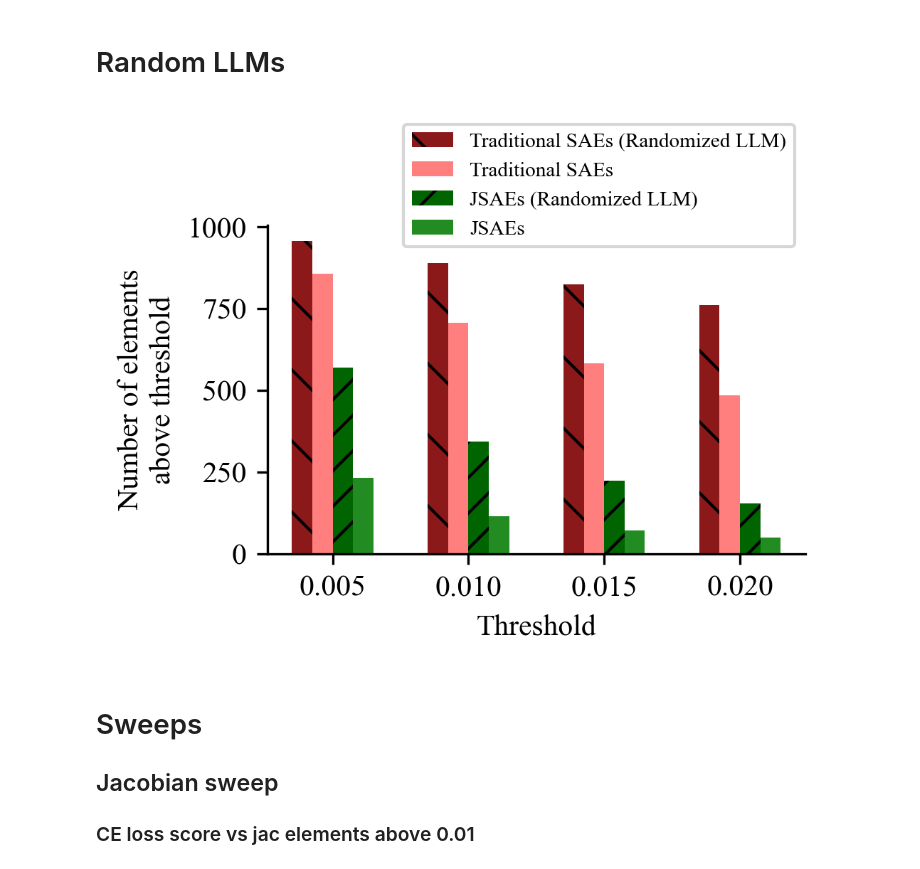
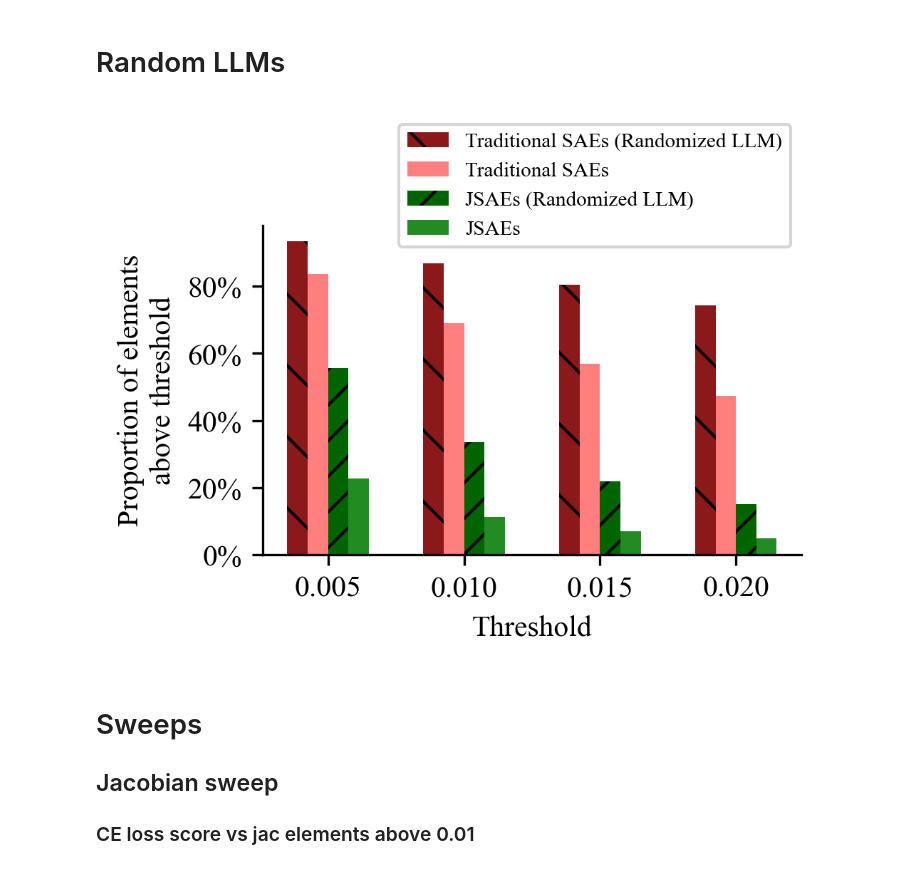
Before and after one commit to jugard99/jacobian-saes, a Jupyter notebook: notebooks/final_charts.ipynb, the cells around one changed output. Cells and saved outputs as stored; diff of their text form; code cells hidden in the pictures.

```diff
--- a/notebooks/final_charts.ipynb
+++ b/notebooks/final_charts.ipynb
@@ -35,19 +35,16 @@ Run `runners/histogram.py` first to get the data
 
 We also plot the cumulative density function because it lets us see the differences more easily
 # %%
-model = "pythia-70m-deduped"
-layer = 3
+def get_hist_path(trained_with_jac: bool = True):
+    return f"../results/histograms/sae_pair_pythia-410m-deduped_layer15_65536_J0{'.5' if trained_with_jac else ''}_k32:v0.safetensor"
 
-def get_hist_path(model: str, layer: int, trained_with_jac: bool = True):
-    return f"../results/histograms/sae_pair_{model}_layer{layer}_16384_J{1 if trained_with_jac else 0.0}_k32:v0.safetensor"
-
-with safe_open(get_hist_path(model, layer, True), framework="pt") as f:
+with safe_open(get_hist_path(True), framework="pt") as f:
     hist = f.get_tensor("hist")
     bin_edges = f.get_tensor("bin_edges")
     n_tokens_in_hist = int(float(f.metadata()["tokens"]))
 
 bin_centers = (bin_edges[1:] + bin_edges[:-1]) / 2
-hist_no_optim = load_file(get_hist_path(model, layer, False))["hist"]
+hist_no_optim = load_file(get_hist_path(False))["hist"]
 # %%
 upper_zoom_thresh = 0.1
 cropped_bin_centers = bin_centers[bin_centers < upper_zoom_thresh]
@@ -130,11 +127,9 @@ The Jacobian is generally smaller here
 # %% [markdown]
 # Example Jacobian before and after
 # %%
-layer = 3
+def get_wandb_path(trained_with_jac: bool = True):
+    return f"lucyfarnik/pythia-410m-v2/sae_pair_pythia-410m-deduped_layer15_65536_J0{'.5' if trained_with_jac else ''}_k32:v0"
 
-def get_wandb_path(layer: int, trained_with_jac: bool = True):
-    return f"lucyfarnik/jsaes_pythia70m2/sae_pair_pythia-70m-deduped_layer{layer}_16384_J{1 if trained_with_jac else 0.0}_k32:v0"
-
-sae_pair, model, mlp_with_grads, layer = load_pretrained(get_wandb_path(layer))
-sae_pair_no_optim = load_pretrained(get_wandb_path(layer, False))[0]
+sae_pair, model, mlp_with_grads, layer = load_pretrained(get_wandb_path())
+sae_pair_no_optim = load_pretrained(get_wandb_path(False))[0]
 # %% [output]
@@ -311,37 +317,39 @@ for thresh in thresholds:
     idx = torch.where((bin_edges - thresh).abs() < 1e-6)[0].item()
     for key, hist in histograms.items():
         num_above_thresholds_in_hists[key].append(hist[idx:].sum().item() / n_tokens_in_hist)
+num_above_thresholds_in_hists = {k: np.array(v) for k, v in num_above_thresholds_in_hists.items()}
 # %%
 fig = plt.figure(figsize=(3.25, 2), dpi=300)
 
 # Bar plot with 4 bars
 bar_width = 0.15
 bar_positions = np.arange(len(thresholds))
 
-plt.bar(bar_positions - bar_width, num_above_thresholds_in_hists['J0-randomized'], bar_width,
+plt.bar(bar_positions - bar_width, num_above_thresholds_in_hists['J0-randomized'] / 1024, bar_width,
         label='Traditional SAEs (Randomized LLM)', color='maroon', alpha=0.9, hatch='\\')
-plt.bar(bar_positions, num_above_thresholds_in_hists['J0'], bar_width,
+plt.bar(bar_positions, num_above_thresholds_in_hists['J0'] / 1024, bar_width,
         label='Traditional SAEs', color='red', alpha=0.5)
-plt.bar(bar_positions + bar_width, num_above_thresholds_in_hists['J1-randomized'], bar_width,
+plt.bar(bar_positions + bar_width, num_above_thresholds_in_hists['J1-randomized'] / 1024, bar_width,
         label='JSAEs (Randomized LLM)', color='darkgreen', hatch='//')
-plt.bar(bar_positions + 2*bar_width, num_above_thresholds_in_hists['J1'], bar_width,
+plt.bar(bar_positions + 2*bar_width, num_above_thresholds_in_hists['J1'] / 1024, bar_width,
         label='JSAEs', color='forestgreen')
 
 # Adjust x-axis to center the labels between all 4 bars
 plt.xticks(bar_positions + bar_width/2, [f"{t:.3f}" for t in thresholds])
+plt.gca().yaxis.set_major_formatter(plt.FuncFormatter(lambda y, _: f'{int(y * 100)}%'))
 plt.xlabel('Threshold')
-plt.ylabel('Number of elements\nabove threshold')
+plt.ylabel('Proportion of elements\nabove threshold')
 
 # Remove top and right spines
 ax = plt.gca()
 ax.spines['top'].set_visible(False)
 ax.spines['right'].set_visible(False)
 
 plt.legend(loc='upper right', bbox_to_anchor=(1.0, 1.34), fancybox=True, fontsize=7)
 plt.savefig('./charts/randomized.pdf', dpi=300, bbox_inches='tight', pad_inches=0.1)
 plt.show()
 # %% [output]
-[figure, old version]
+[figure, new version]
 # %% [markdown]
 # Sweeps
 
```
Also changed, not shown: parts of 13 cells of this notebook, 5 other files.
